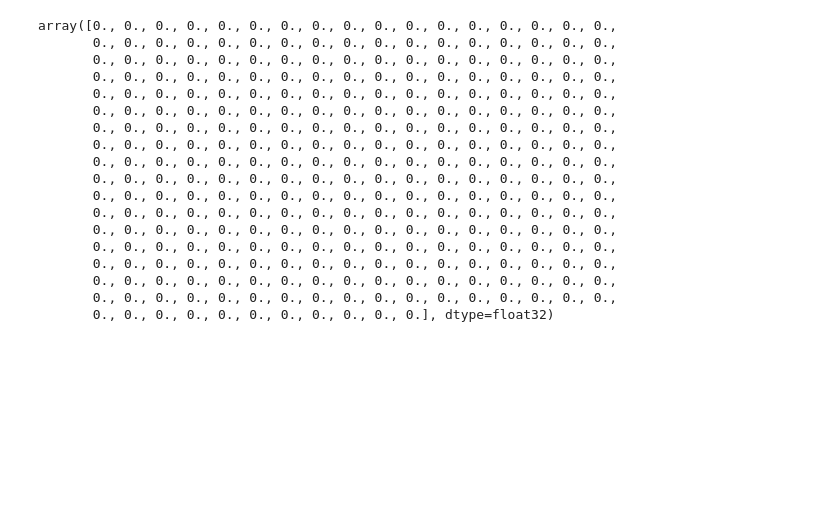
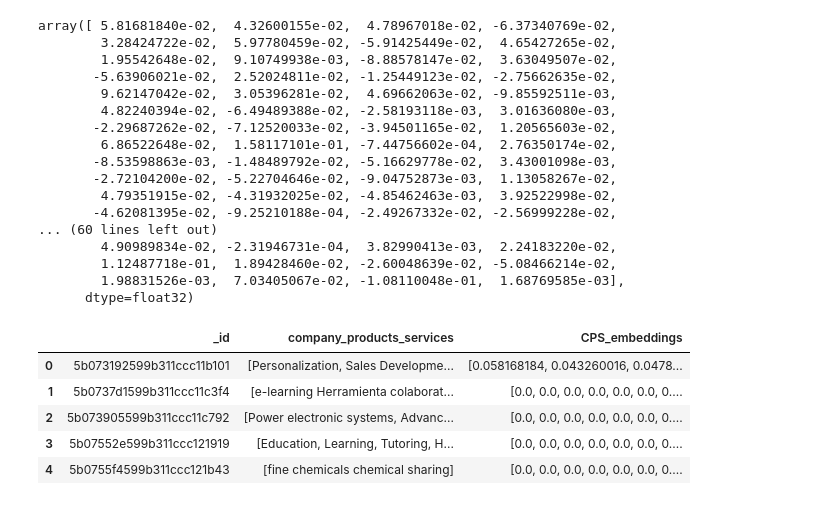
Before and after one commit to mohit-bags/BERT-Notebooks, a Jupyter notebook: Company Sector Determination(Text Classification)/avg_embedding_generation.ipynb, the cells around one changed output. Cells and saved outputs as stored; diff of their text form; code cells hidden in the pictures; blank space fills up the shorter version.

```diff
--- a/Company Sector Determination(Text Classification)/avg_embedding_generation.ipynb
+++ b/Company Sector Determination(Text Classification)/avg_embedding_generation.ipynb
@@ -91,6 +98,28 @@ len(X_train)
 # %%
-def get_embeddings(word, ft):
-    word = str(word)
-    f = ft.get_word_vector(word)
+def get_embeddings(list_name, ft):
 
-    return f
+    for keyword in list_name:
+        avg_embedding = []
+        f = ft.get_word_vector(keyword)
+#         print("shape of word vector for single word", f.shape)
+        avg_embedding.append(f)
+    final_avg_vector = np.mean(avg_embedding, axis = 0)
+
+    return final_avg_vector
+# %%
+def convert_format(n):
+    # strip brackets
+    n_split_clean = n.strip('[]')
+    # split by comma
+    n_split = n_split_clean.split(",")
+    #strip whitespaces of start and end
+    n_split_list =[]
+    for i in n_split:
+        n_split_final = i.strip(" ")
+        n_split_list.append(n_split_final)
+    n_new = n_split_list
+
+    return n_new
+# %%
+# data['company_products_services_embeddings'] = data.apply(lambda x: get_embeddings(x["company_products_services"], ft), axis = 1)
+train_cps["company_products_services"] = train_cps.progress_apply(lambda x: convert_format(x["company_products_services"]), axis = 1)
@@ -97,2 +143,2 @@ def get_embeddings(word, ft):
 # %%
-X_train['CPS_embeddings'] = X_train.apply(lambda x: get_embeddings(x["company_products_services"], ft), axis = 1)
+train_cps['CPS_embeddings'] = train_cps.progress_apply(lambda x: get_embeddings(x["company_products_services"], ft), axis = 1)
@@ -99,21 +151,20 @@ X_train['CPS_embeddings'] = X_train.apply(lambda x: get_embeddings(x["company_pr
 # %%
-X_train["CPS_embeddings"][0]
+train_cps["CPS_embeddings"][0]
 # %% [output]
-array([0., 0., 0., 0., 0., 0., 0., 0., 0., 0., 0., 0., 0., 0., 0., 0., 0.,
-       0., 0., 0., 0., 0., 0., 0., 0., 0., 0., 0., 0., 0., 0., 0., 0., 0.,
-       0., 0., 0., 0., 0., 0., 0., 0., 0., 0., 0., 0., 0., 0., 0., 0., 0.,
-       0., 0., 0., 0., 0., 0., 0., 0., 0., 0., 0., 0., 0., 0., 0., 0., 0.,
-       0., 0., 0., 0., 0., 0., 0., 0., 0., 0., 0., 0., 0., 0., 0., 0., 0.,
-       0., 0., 0., 0., 0., 0., 0., 0., 0., 0., 0., 0., 0., 0., 0., 0., 0.,
-       0., 0., 0., 0., 0., 0., 0., 0., 0., 0., 0., 0., 0., 0., 0., 0., 0.,
-       0., 0., 0., 0., 0., 0., 0., 0., 0., 0., 0., 0., 0., 0., 0., 0., 0.,
-       0., 0., 0., 0., 0., 0., 0., 0., 0., 0., 0., 0., 0., 0., 0., 0., 0.,
-       0., 0., 0., 0., 0., 0., 0., 0., 0., 0., 0., 0., 0., 0., 0., 0., 0.,
-       0., 0., 0., 0., 0., 0., 0., 0., 0., 0., 0., 0., 0., 0., 0., 0., 0.,
-       0., 0., 0., 0., 0., 0., 0., 0., 0., 0., 0., 0., 0., 0., 0., 0., 0.,
-       0., 0., 0., 0., 0., 0., 0., 0., 0., 0., 0., 0., 0., 0., 0., 0., 0.,
-       0., 0., 0., 0., 0., 0., 0., 0., 0., 0., 0., 0., 0., 0., 0., 0., 0.,
-       0., 0., 0., 0., 0., 0., 0., 0., 0., 0., 0., 0., 0., 0., 0., 0., 0.,
-       0., 0., 0., 0., 0., 0., 0., 0., 0., 0., 0., 0., 0., 0., 0., 0., 0.,
-       0., 0., 0., 0., 0., 0., 0., 0., 0., 0., 0., 0., 0., 0., 0., 0., 0.,
-       0., 0., 0., 0., 0., 0., 0., 0., 0., 0., 0.], dtype=float32)
+array([ 5.81681840e-02,  4.32600155e-02,  4.78967018e-02, -6.37340769e-02,
+        3.28424722e-02,  5.97780459e-02, -5.91425449e-02,  4.65427265e-02,
+        1.95542648e-02,  9.10749938e-03, -8.88578147e-02,  3.63049507e-02,
+       -5.63906021e-02,  2.52024811e-02, -1.25449123e-02, -2.75662635e-02,
+        9.62147042e-02,  3.05396281e-02,  4.69662063e-02, -9.85592511e-03,
+        4.82240394e-02, -6.49489388e-02, -2.58193118e-03,  3.01636080e-03,
+       -2.29687262e-02, -7.12520033e-02, -3.94501165e-02,  1.20565603e-02,
+        6.86522648e-02,  1.58117101e-01, -7.44756602e-04,  2.76350174e-02,
+       -8.53598863e-03, -1.48489792e-02, -5.16629778e-02,  3.43001098e-03,
+       -2.72104200e-02, -5.22704646e-02, -9.04752873e-03,  1.13058267e-02,
+        4.79351915e-02, -4.31932025e-02, -4.85462463e-03,  3.92522998e-02,
+       -4.62081395e-02, -9.25210188e-04, -2.49267332e-02, -2.56999228e-02,
+... (60 lines left out)
+        4.90989834e-02, -2.31946731e-04,  3.82990413e-03,  2.24183220e-02,
+        1.12487718e-01,  1.89428460e-02, -2.60048639e-02, -5.08466214e-02,
+        1.98831526e-03,  7.03405067e-02, -1.08110048e-01,  1.68769585e-03],
+      dtype=float32)
@@ -126 +173,10 @@ df_designation.columns
+# %%
+train_cps.head()
+# %% [output]
+|  | _id | company_products_services | CPS_embeddings |
+| 0 | 5b073192599b311ccc11b101 | [Personalization, Sales Developme... | [0.058168184, 0.043260016, 0.0478... |
+| 1 | 5b0737d1599b311ccc11c3f4 | [e-learning Herramienta colaborat... | [0.0, 0.0, 0.0, 0.0, 0.0, 0.0, 0.... |
+| 2 | 5b073905599b311ccc11c792 | [Power electronic systems, Advanc... | [0.0, 0.0, 0.0, 0.0, 0.0, 0.0, 0.... |
+| 3 | 5b07552e599b311ccc121919 | [Education, Learning, Tutoring, H... | [0.0, 0.0, 0.0, 0.0, 0.0, 0.0, 0.... |
+| 4 | 5b0755f4599b311ccc121b43 | [fine chemicals chemical sharing] | [0.0, 0.0, 0.0, 0.0, 0.0, 0.0, 0.... |
 # %%
```
Also changed, not shown: parts of 43 cells of this notebook, 3 other files.
